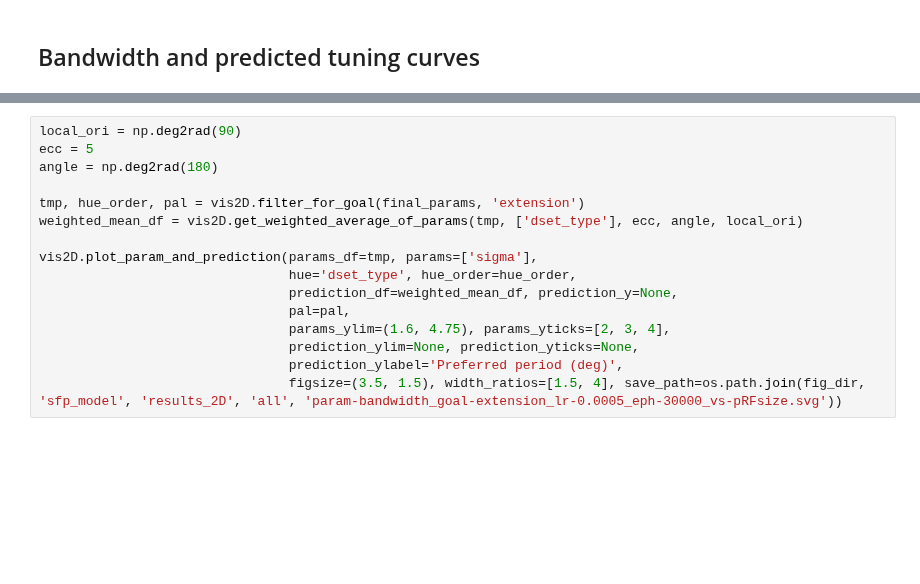
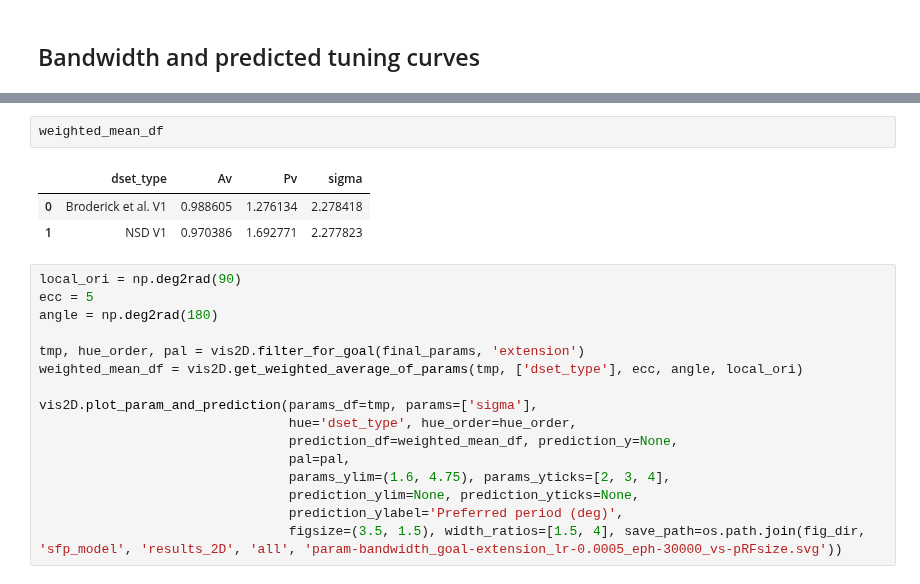
Before and after one commit to JiyeongHa/Spatial-Frequency-Preference_NSDsyn, a Jupyter notebook: notebooks/3.4-plot-model-prediction.ipynb, the cells around one changed output, grey strips where cells are left out. Saved outputs shown, nothing was run; the diff lists cells and outputs as text; blank space fills up the shorter version.

```diff
--- a/notebooks/3.4-plot-model-prediction.ipynb
+++ b/notebooks/3.4-plot-model-prediction.ipynb
@@ -152,3 +152,9 @@ vis2D.plot_param_and_prediction(params_df=tmp, params=['sigma'],
+# %%
+weighted_mean_df
+# %% [output]
+|  | dset_type | Av | Pv | sigma |
+| 0 | Broderick et al. V1 | 0.988605 | 1.276134 | 2.278418 |
+| 1 | NSD V1 | 0.970386 | 1.692771 | 2.277823 |
 # %%
 local_ori = np.deg2rad(90)
 ecc = 5
```
Also changed, not shown: parts of 1 cell of this notebook, 3 other files.
